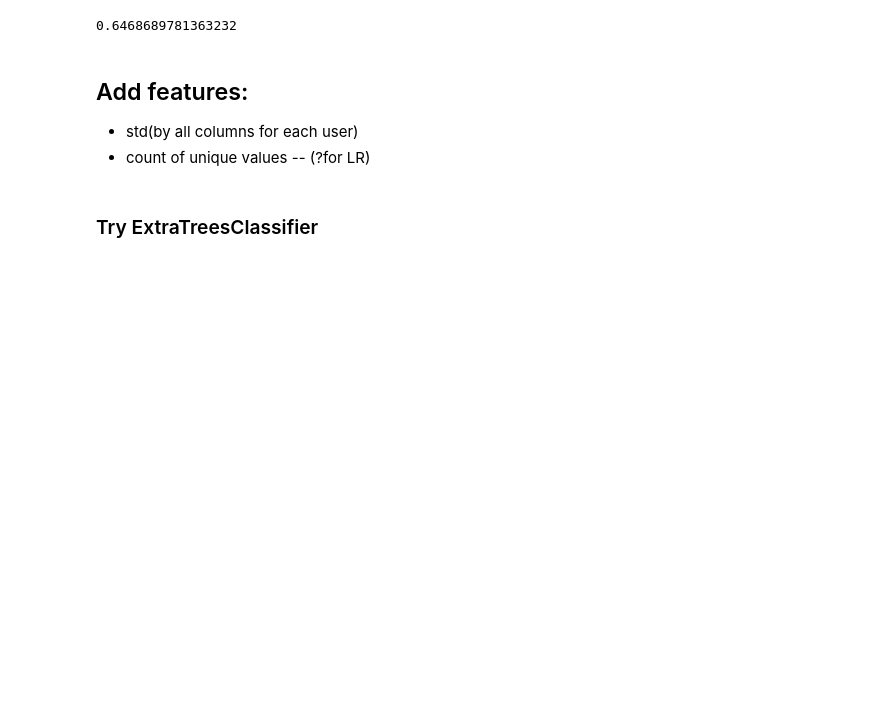
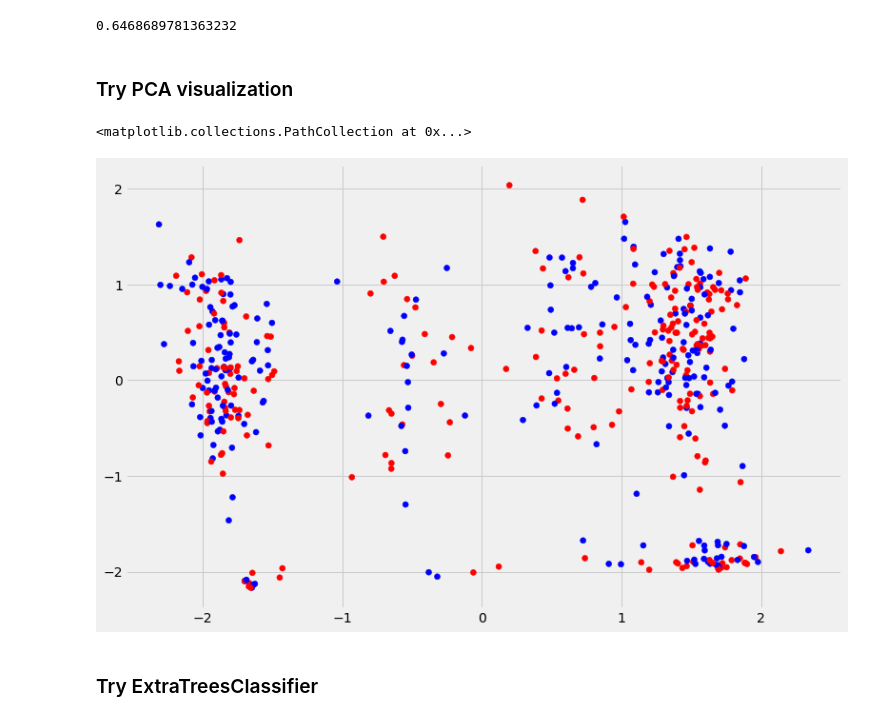
Before and after one commit to MariaHalushko/udscourse, a Jupyter notebook: homeworks/hw5/hw5.ipynb, the cells around one changed output. Drawn from its saved outputs; the diff is of its cells as text; code cells hidden in the pictures; blank space fills up the shorter version.

```diff
--- a/homeworks/hw5/hw5.ipynb
+++ b/homeworks/hw5/hw5.ipynb
@@ -320,23 +320,20 @@ rf.fit(X_train,  y_train)
 roc_auc_score(y_val, rf.predict(X_val))
 # %% [output]
 0.6468689781363232
+# %% [markdown]
+### Try PCA visualization
 # %%
 from sklearn.decomposition import PCA
 X = PCA(2).fit_transform(X)
 
-colours = ['blue', 'red', 'green']
-n = 300
-plt.xlim(-10, 20)
-plt.ylim(-10, 11)
+colours = ['blue', 'red']
+n = 500
 
 plt.scatter(X[:n, 0].reshape(n), X[:n, 1].reshape(n),
             color=[colours[int(i)-1] for i in y.unique()])
+# %% [output]
+<matplotlib.collections.PathCollection at 0x...>
+[figure, added]
-# %% [markdown]
-## Add features:
-
-- std(by all columns for each user)
-- count of unique values
--- (?for LR)
 # %% [markdown]
 ### Try ExtraTreesClassifier
 # %%
```
